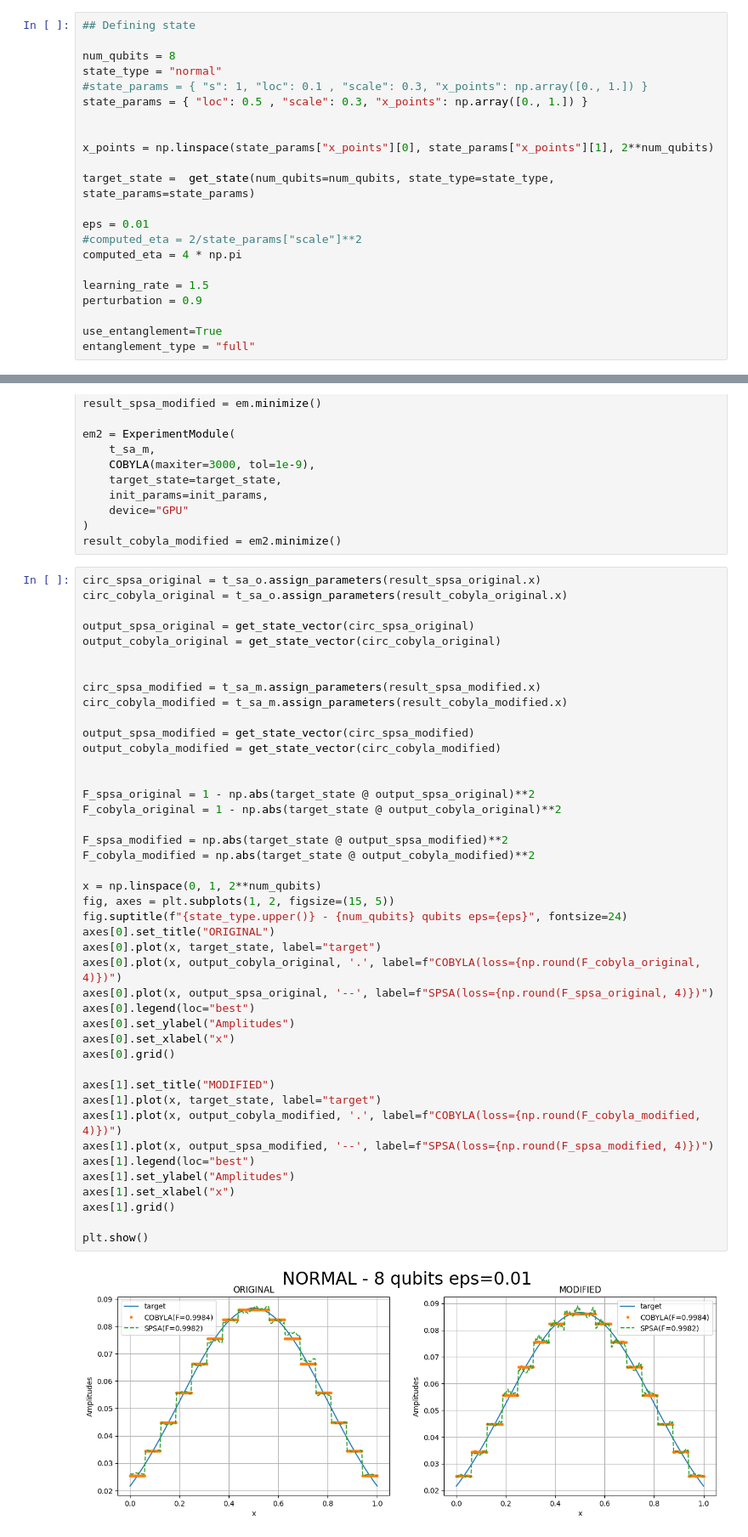
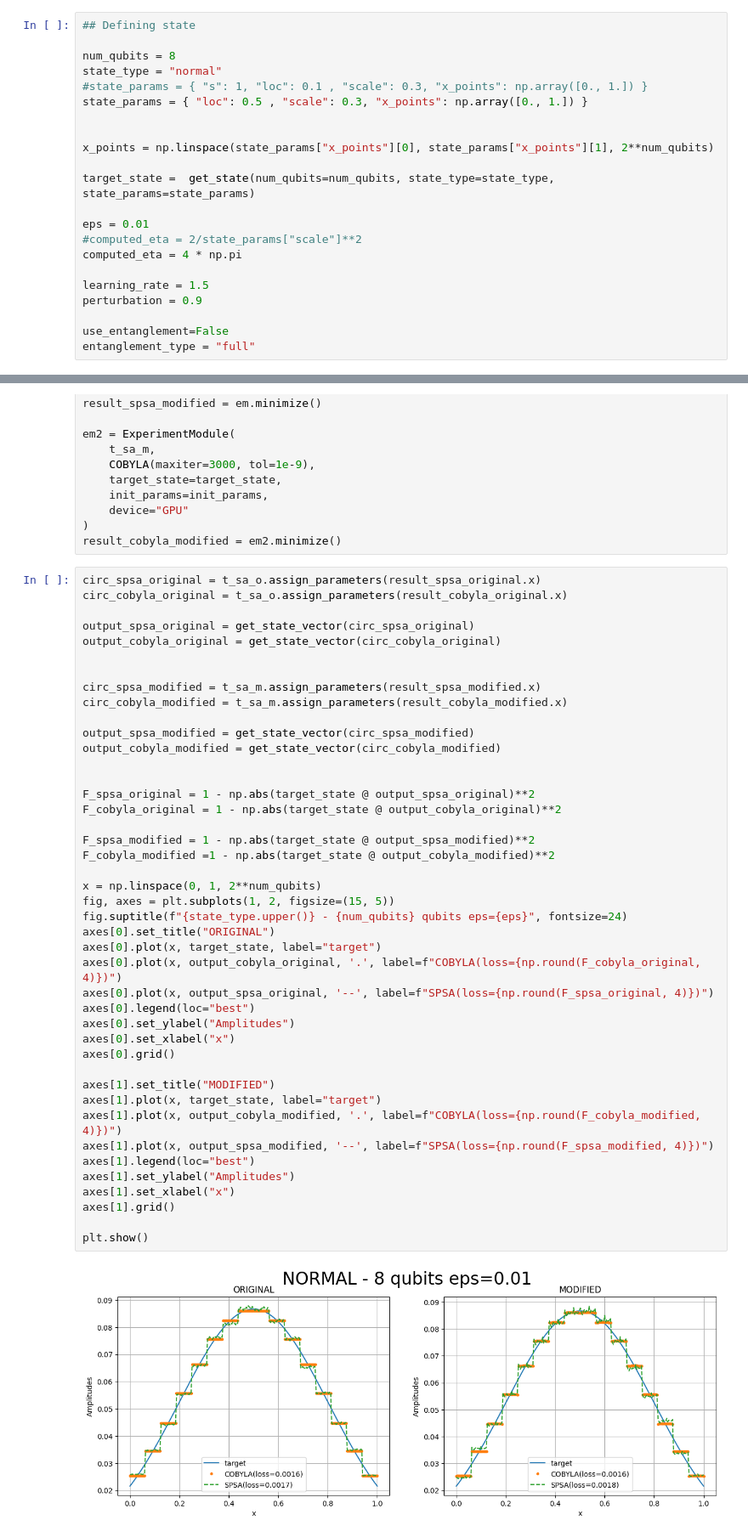
Before and after one commit to IsmaelCesar/sanches-modified, a Jupyter notebook: manual_tests/mtest_cobyla.ipynb, the cells around one changed output, grey strips where cells are left out. Shown at 85% size. Cells and saved outputs as stored; diff of their text form.

Commit message:
updating plots

```diff
--- a/manual_tests/mtest_cobyla.ipynb
+++ b/manual_tests/mtest_cobyla.ipynb
@@ -34,7 +34,7 @@ computed_eta = 4 * np.pi
 learning_rate = 1.5
 perturbation = 0.9
 
-use_entanglement=True
+use_entanglement=False
 entanglement_type = "full"
 # %%
 sanchez_ansatz_original = SanchezAnsatz(target_state, eps=eps, eta=computed_eta, use_entanglement=use_entanglement, entanglement_type=entanglement_type) #eta=computed_eta
@@ -97,33 +97,33 @@ output_spsa_modified = get_state_vector(circ_spsa_modified)
 output_cobyla_modified = get_state_vector(circ_cobyla_modified)
 
 
 F_spsa_original = 1 - np.abs(target_state @ output_spsa_original)**2
 F_cobyla_original = 1 - np.abs(target_state @ output_cobyla_original)**2
 
-F_spsa_modified = np.abs(target_state @ output_spsa_modified)**2
-F_cobyla_modified = np.abs(target_state @ output_cobyla_modified)**2
+F_spsa_modified = 1 - np.abs(target_state @ output_spsa_modified)**2
+F_cobyla_modified =1 - np.abs(target_state @ output_cobyla_modified)**2
 
 x = np.linspace(0, 1, 2**num_qubits)
 fig, axes = plt.subplots(1, 2, figsize=(15, 5))
 fig.suptitle(f"{state_type.upper()} - {num_qubits} qubits eps={eps}", fontsize=24)
 axes[0].set_title("ORIGINAL")
 axes[0].plot(x, target_state, label="target")
 axes[0].plot(x, output_cobyla_original, '.', label=f"COBYLA(loss={np.round(F_cobyla_original, 4)})")
 axes[0].plot(x, output_spsa_original, '--', label=f"SPSA(loss={np.round(F_spsa_original, 4)})")
 axes[0].legend(loc="best")
 axes[0].set_ylabel("Amplitudes")
 axes[0].set_xlabel("x")
 axes[0].grid()
 
 axes[1].set_title("MODIFIED")
 axes[1].plot(x, target_state, label="target")
 axes[1].plot(x, output_cobyla_modified, '.', label=f"COBYLA(loss={np.round(F_cobyla_modified, 4)})")
 axes[1].plot(x, output_spsa_modified, '--', label=f"SPSA(loss={np.round(F_spsa_modified, 4)})")
 axes[1].legend(loc="best")
 axes[1].set_ylabel("Amplitudes")
 axes[1].set_xlabel("x")
 axes[1].grid()
 
 plt.show()
 # %% [output]
-[figure, old version]
+[figure, new version]
```
Also changed, not shown: 1 other file.
